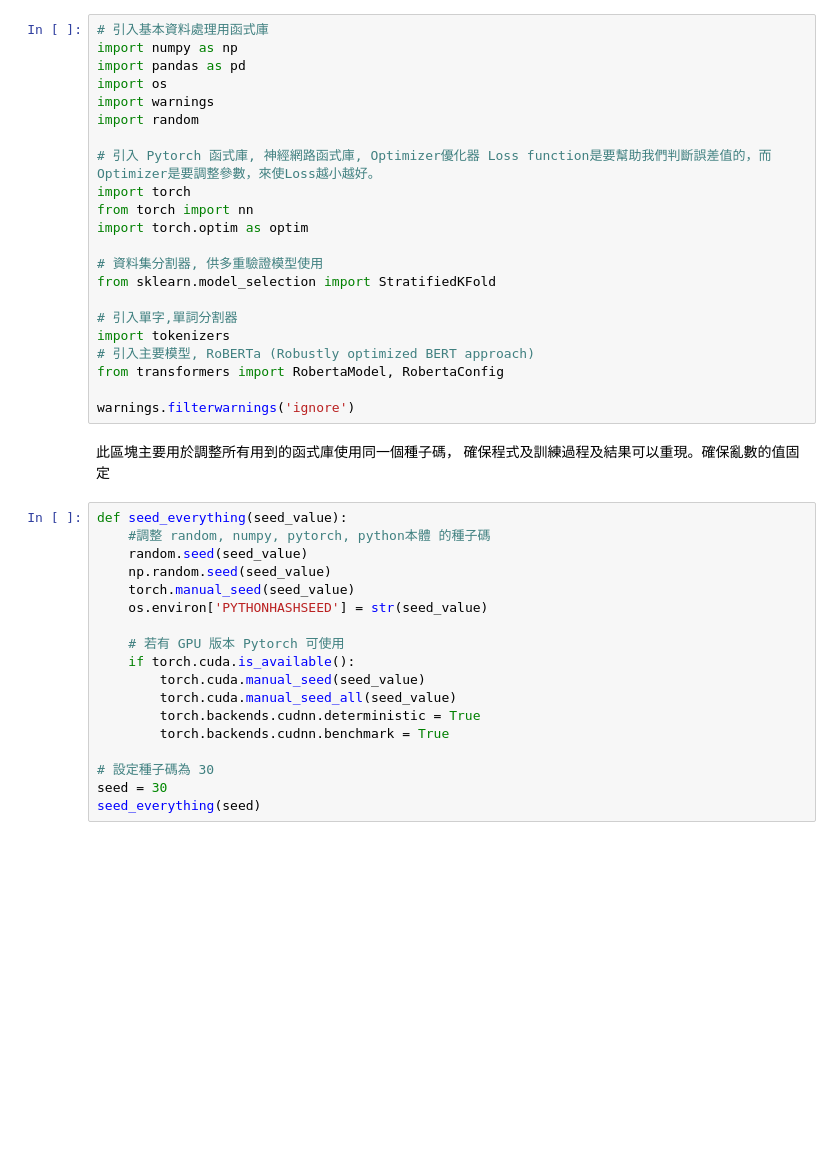
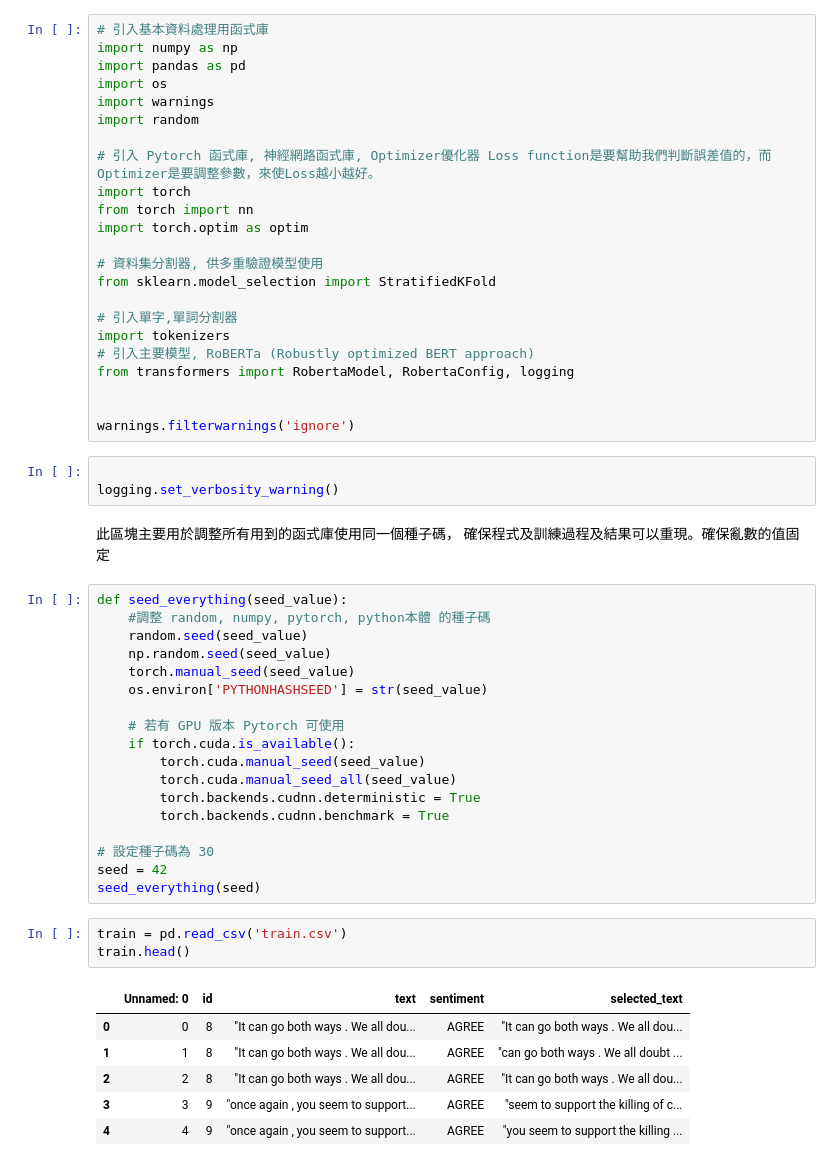
Before and after one commit to PoKai-H/NLP-RoBERTa, a Jupyter notebook: RoBERTa_PyTorch.ipynb, the cells around one changed output. Cells and saved outputs as stored; diff of their text form; blank space fills up the shorter version.

```diff
--- a/RoBERTa_PyTorch.ipynb
+++ b/RoBERTa_PyTorch.ipynb
@@ -17,9 +17,13 @@ from sklearn.model_selection import StratifiedKFold
 # 引入單字,單詞分割器
 import tokenizers
 # 引入主要模型, RoBERTa (Robustly optimized BERT approach)
-from transformers import RobertaModel, RobertaConfig
+from transformers import RobertaModel, RobertaConfig, logging
+
 
 warnings.filterwarnings('ignore')
+# %%
+
+logging.set_verbosity_warning()
 # %% [markdown]
 此區塊主要用於調整所有用到的函式庫使用同一個種子碼，
 確保程式及訓練過程及結果可以重現。確保亂數的值固定
@@ -39,5 +43,15 @@ def seed_everything(seed_value):
         torch.backends.cudnn.benchmark = True
 
 # 設定種子碼為 30
-seed = 30
+seed = 42
 seed_everything(seed)
+# %%
+train = pd.read_csv('train.csv')
+train.head()
+# %% [output]
+|  | Unnamed: 0 | id | text | sentiment | selected_text |
+| 0 | 0 | 8 | "It can go both ways . We all dou... | AGREE | "It can go both ways . We all dou... |
+| 1 | 1 | 8 | "It can go both ways . We all dou... | AGREE | "can go both ways . We all doubt ... |
+| 2 | 2 | 8 | "It can go both ways . We all dou... | AGREE | "It can go both ways . We all dou... |
+| 3 | 3 | 9 | "once again , you seem to support... | AGREE | "seem to support the killing of c... |
+| 4 | 4 | 9 | "once again , you seem to support... | AGREE | "you seem to support the killing ... |
```
Also changed, not shown: parts of 31 cells of this notebook.
